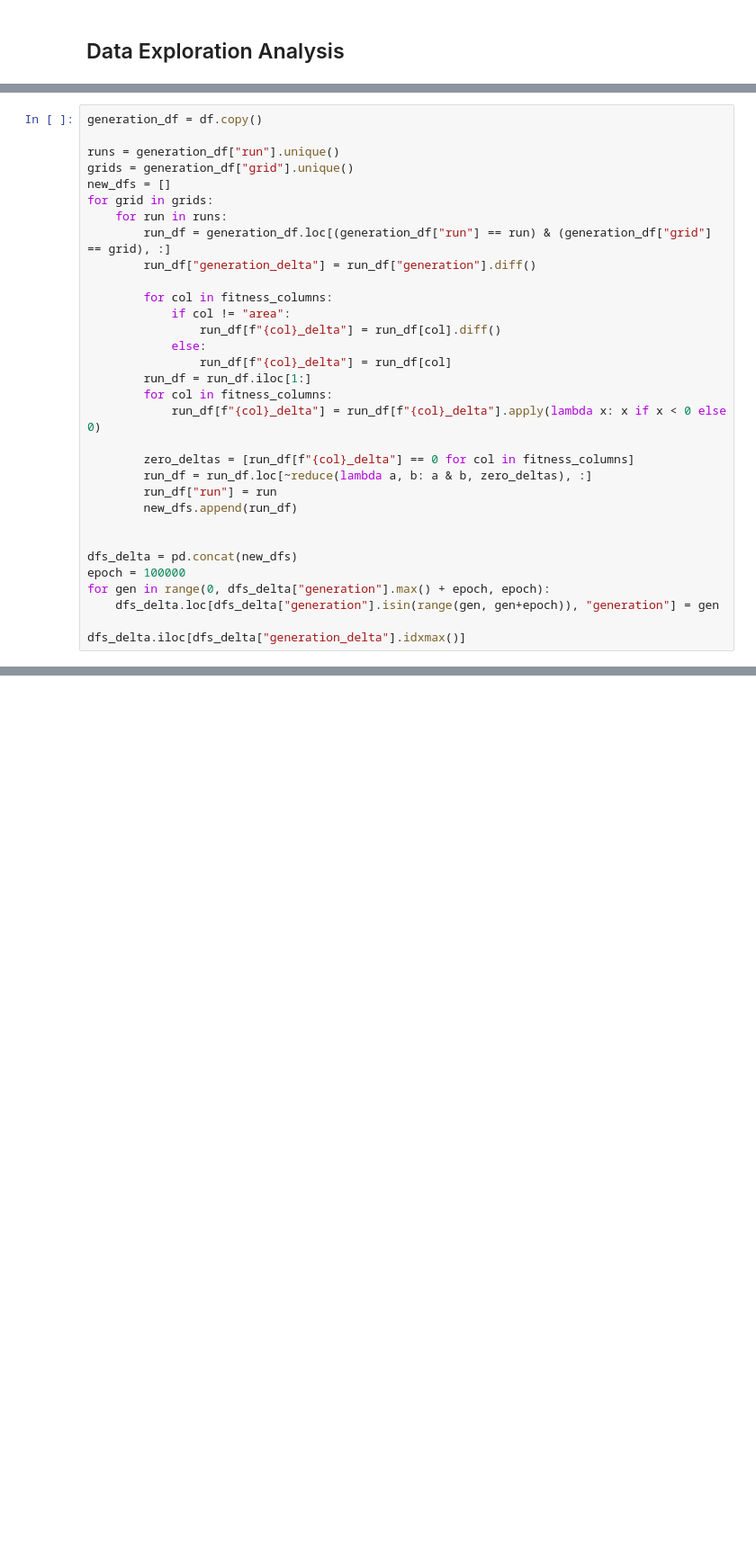
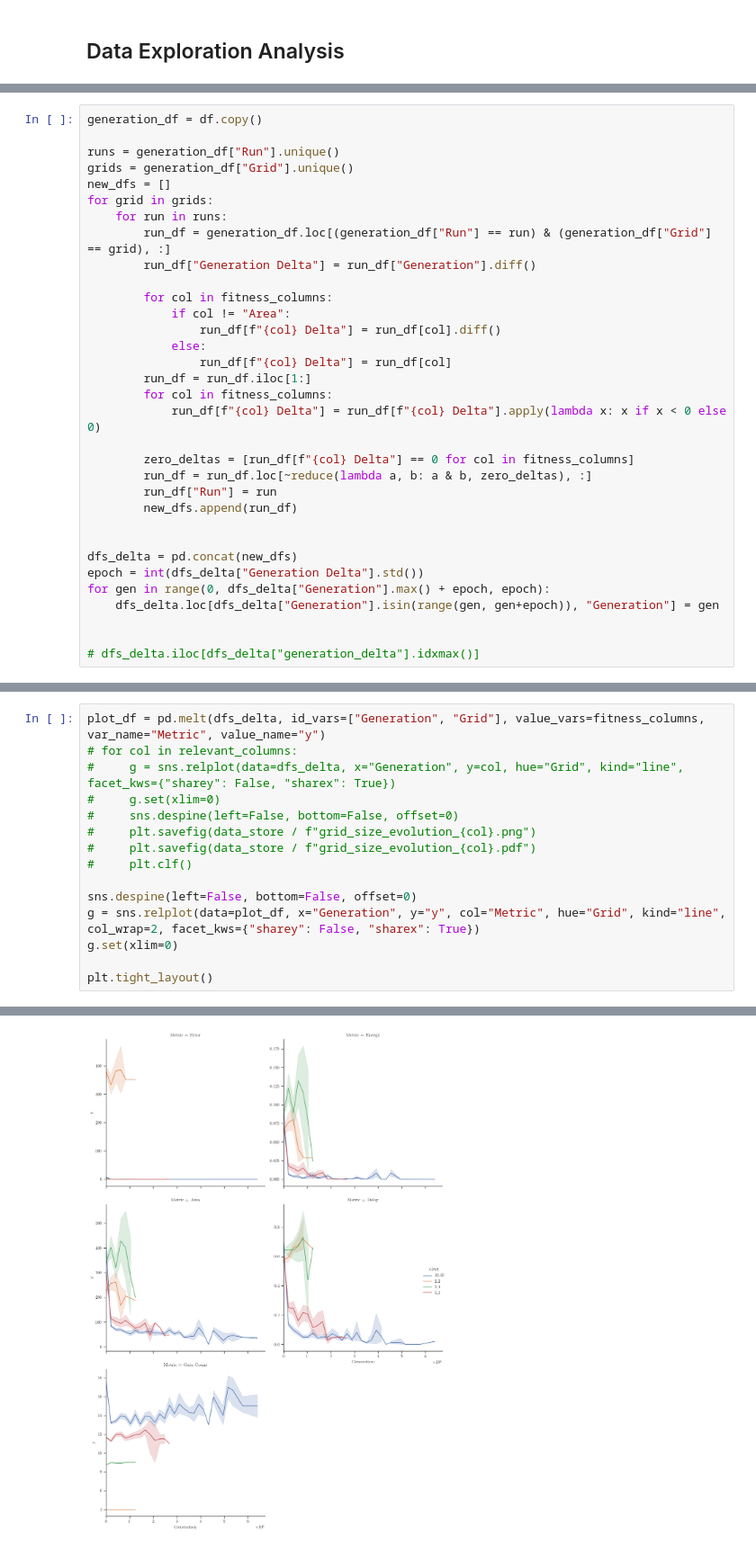
Before and after one commit to mlorinc/cnn-cgp-compressor, a Jupyter notebook: cmd/compress/reversed_single_filter.ipynb, the cells around one changed output, grey strips where cells are left out. Shown at 90% size. Saved outputs shown, nothing was run; the diff lists cells and outputs as text; blank space fills up the shorter version.

```diff
--- a/cmd/compress/reversed_single_filter.ipynb
+++ b/cmd/compress/reversed_single_filter.ipynb
@@ -60,35 +104,36 @@ df.describe()
 # %%
 generation_df = df.copy()
 
-runs = generation_df["run"].unique()
-grids = generation_df["grid"].unique()
+runs = generation_df["Run"].unique()
+grids = generation_df["Grid"].unique()
 new_dfs = []
 for grid in grids:
     for run in runs:
-        run_df = generation_df.loc[(generation_df["run"] == run) & (generation_df["grid"] == grid), :]
-        run_df["generation_delta"] = run_df["generation"].diff()
+        run_df = generation_df.loc[(generation_df["Run"] == run) & (generation_df["Grid"] == grid), :]
+        run_df["Generation Delta"] = run_df["Generation"].diff()
 
         for col in fitness_columns:
-            if col != "area":
-                run_df[f"{col}_delta"] = run_df[col].diff()
+            if col != "Area":
+                run_df[f"{col} Delta"] = run_df[col].diff()
             else:
-                run_df[f"{col}_delta"] = run_df[col]
+                run_df[f"{col} Delta"] = run_df[col]
         run_df = run_df.iloc[1:]
         for col in fitness_columns:
-            run_df[f"{col}_delta"] = run_df[f"{col}_delta"].apply(lambda x: x if x < 0 else 0)
+            run_df[f"{col} Delta"] = run_df[f"{col} Delta"].apply(lambda x: x if x < 0 else 0)
 
-        zero_deltas = [run_df[f"{col}_delta"] == 0 for col in fitness_columns]
+        zero_deltas = [run_df[f"{col} Delta"] == 0 for col in fitness_columns]
         run_df = run_df.loc[~reduce(lambda a, b: a & b, zero_deltas), :]
-        run_df["run"] = run
+        run_df["Run"] = run
         new_dfs.append(run_df)
 
 
 dfs_delta = pd.concat(new_dfs)
-epoch = 100000
-for gen in range(0, dfs_delta["generation"].max() + epoch, epoch):
-    dfs_delta.loc[dfs_delta["generation"].isin(range(gen, gen+epoch)), "generation"] = gen
+epoch = int(dfs_delta["Generation Delta"].std())
+for gen in range(0, dfs_delta["Generation"].max() + epoch, epoch):
+    dfs_delta.loc[dfs_delta["Generation"].isin(range(gen, gen+epoch)), "Generation"] = gen
 
-dfs_delta.iloc[dfs_delta["generation_delta"].idxmax()]
+
+# dfs_delta.iloc[dfs_delta["generation_delta"].idxmax()]
 # %% [output]
 A value is trying to be set on a copy of a slice from a DataFrame.
 Try using .loc[row_indexer,col_indexer] = value instead
@@ -233,0 +155,16 @@ clean_df
+# %%
+plot_df = pd.melt(dfs_delta, id_vars=["Generation", "Grid"], value_vars=fitness_columns, var_name="Metric", value_name="y")
+# for col in relevant_columns:
+#     g = sns.relplot(data=dfs_delta, x="Generation", y=col, hue="Grid", kind="line", facet_kws={"sharey": False, "sharex": True})
+#     g.set(xlim=0)
+#     sns.despine(left=False, bottom=False, offset=0)
+#     plt.savefig(data_store / f"grid_size_evolution_{col}.png")
+#     plt.savefig(data_store / f"grid_size_evolution_{col}.pdf")
+#     plt.clf()
+
+sns.despine(left=False, bottom=False, offset=0)
+g = sns.relplot(data=plot_df, x="Generation", y="y", col="Metric", hue="Grid", kind="line", col_wrap=2, facet_kws={"sharey": False, "sharex": True})
+g.set(xlim=0)
+
+plt.tight_layout()
+# %% [output]
@@ -233,0 +172 @@ clean_df
+[figure, added]
```
Also changed, not shown: parts of 20 cells of this notebook, 5 other files.
